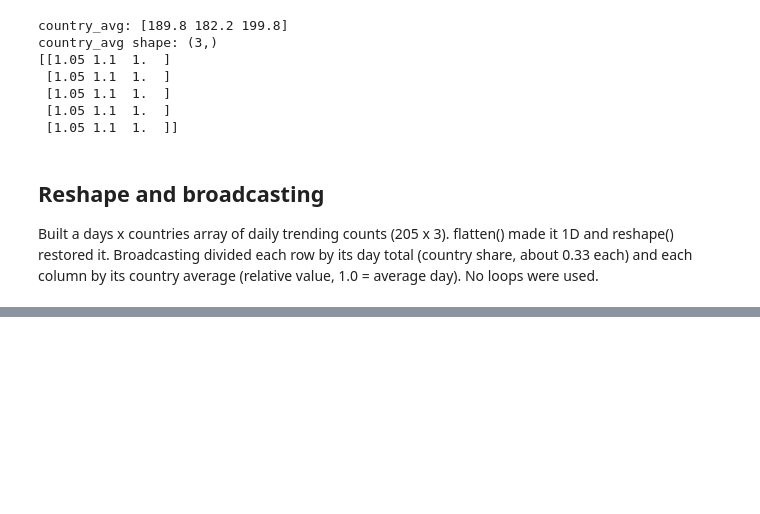
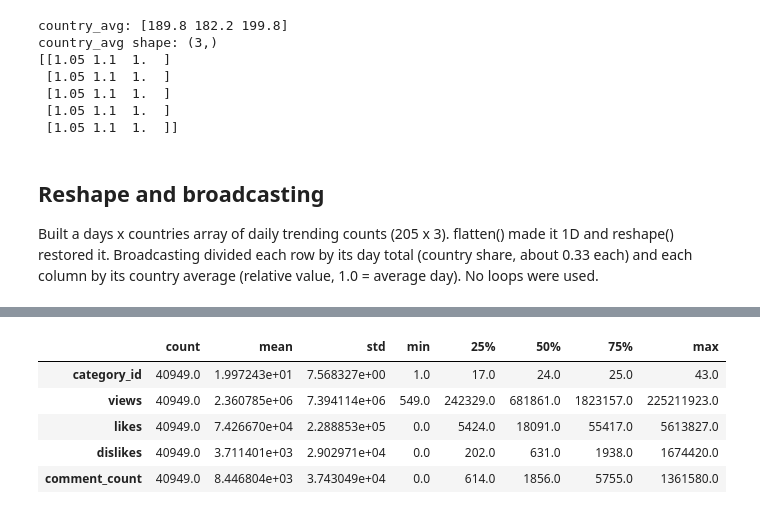
Before and after one commit to vishaanthg08-source/TrendPulse, a Jupyter notebook: part2_numpy_pandas/part2_numpy_pandas.ipynb, the cells around one changed output, grey strips where cells are left out. Cells and saved outputs as stored; diff of their text form; code cells hidden in the pictures; blank space fills up the shorter version.

```diff
--- a/part2_numpy_pandas/part2_numpy_pandas.ipynb
+++ b/part2_numpy_pandas/part2_numpy_pandas.ipynb
@@ -291,0 +345,9 @@ Built a days x countries array of daily trending counts (205 x 3). flatten() mad
+# %%
+us.describe().T
+# %% [output]
+|  | count | mean | std | min | 25% | 50% | 75% | max |
+| category_id | 40949.0 | 1.997243e+01 | 7.568327e+00 | 1.0 | 17.0 | 24.0 | 25.0 | 43.0 |
+| views | 40949.0 | 2.360785e+06 | 7.394114e+06 | 549.0 | 242329.0 | 681861.0 | 1823157.0 | 225211923.0 |
+| likes | 40949.0 | 7.426670e+04 | 2.288853e+05 | 0.0 | 5424.0 | 18091.0 | 55417.0 | 5613827.0 |
+| dislikes | 40949.0 | 3.711401e+03 | 2.902971e+04 | 0.0 | 202.0 | 631.0 | 1938.0 | 1674420.0 |
+| comment_count | 40949.0 | 8.446804e+03 | 3.743049e+04 | 0.0 | 614.0 | 1856.0 | 5755.0 | 1361580.0 |
```
Also changed, not shown: parts of 19 cells of this notebook.
